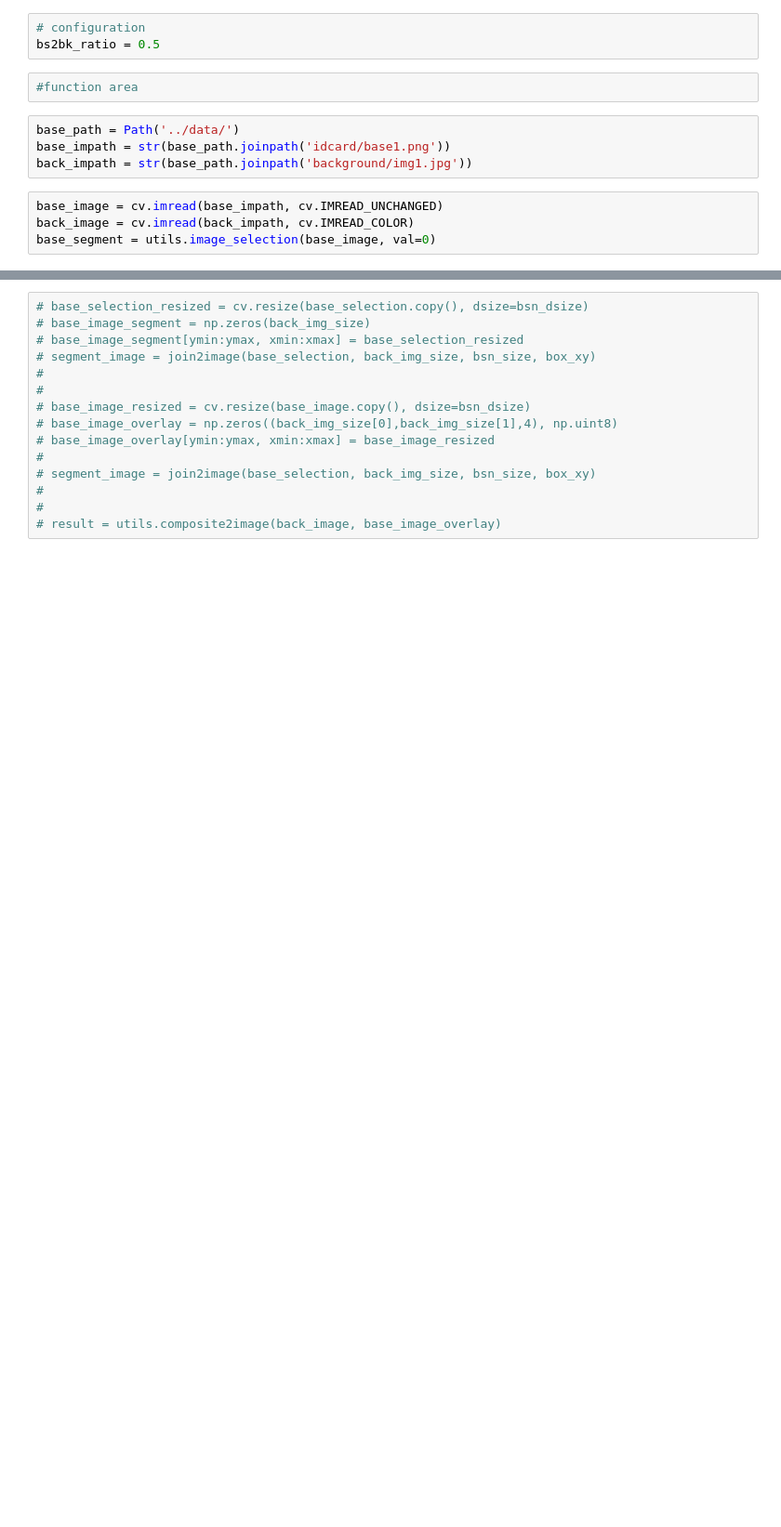
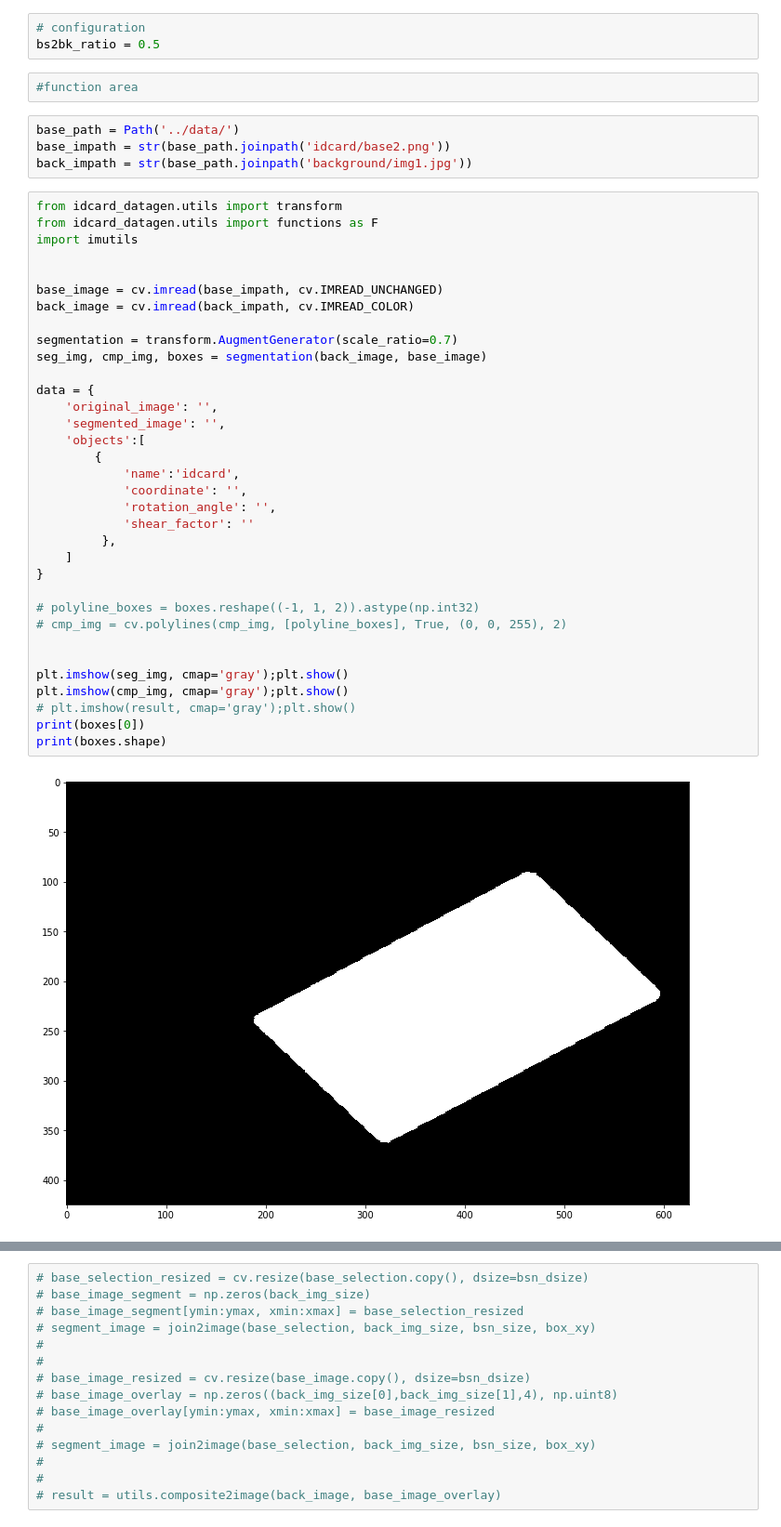
Before and after one commit to nunenuh/idcard_datagen, a Jupyter notebook: notebook/explore.ipynb, the cells around one changed output, grey strips where cells are left out. Shown at 93% size. Cells and saved outputs as stored; diff of their text form; blank space fills up the shorter version.

```diff
--- a/notebook/explore.ipynb
+++ b/notebook/explore.ipynb
@@ -22,9 +17,41 @@ bs2bk_ratio = 0.5
 #function area
 # %%
 base_path = Path('../data/')
-base_impath = str(base_path.joinpath('idcard/base1.png'))
+base_impath = str(base_path.joinpath('idcard/base2.png'))
 back_impath = str(base_path.joinpath('background/img1.jpg'))
-# %%
-base_image = cv.imread(base_impath, cv.IMREAD_UNCHANGED)
-back_image = cv.imread(back_impath, cv.IMREAD_COLOR)
-base_segment = utils.image_selection(base_image, val=0)
+# %%
+from idcard_datagen.utils import transform
+from idcard_datagen.utils import functions as F
+import imutils
+
+
+base_image = cv.imread(base_impath, cv.IMREAD_UNCHANGED)
+back_image = cv.imread(back_impath, cv.IMREAD_COLOR)
+
+segmentation = transform.AugmentGenerator(scale_ratio=0.7)
+seg_img, cmp_img, boxes = segmentation(back_image, base_image)
+
+data = {
+    'original_image': '',
+    'segmented_image': '',
+    'objects':[
+        {
+            'name':'idcard',
+            'coordinate': '',
+            'rotation_angle': '',
+            'shear_factor': ''
+         },
+    ]
+}
+
+# polyline_boxes = boxes.reshape((-1, 1, 2)).astype(np.int32)
+# cmp_img = cv.polylines(cmp_img, [polyline_boxes], True, (0, 0, 255), 2)
+
+
+plt.imshow(seg_img, cmap='gray');plt.show()
+plt.imshow(cmp_img, cmap='gray');plt.show()
+# plt.imshow(result, cmap='gray');plt.show()
+print(boxes[0])
+print(boxes.shape)
+# %% [output]
+[figure, added]
```
Also changed, not shown: parts of 12 cells of this notebook, 9 other files.
